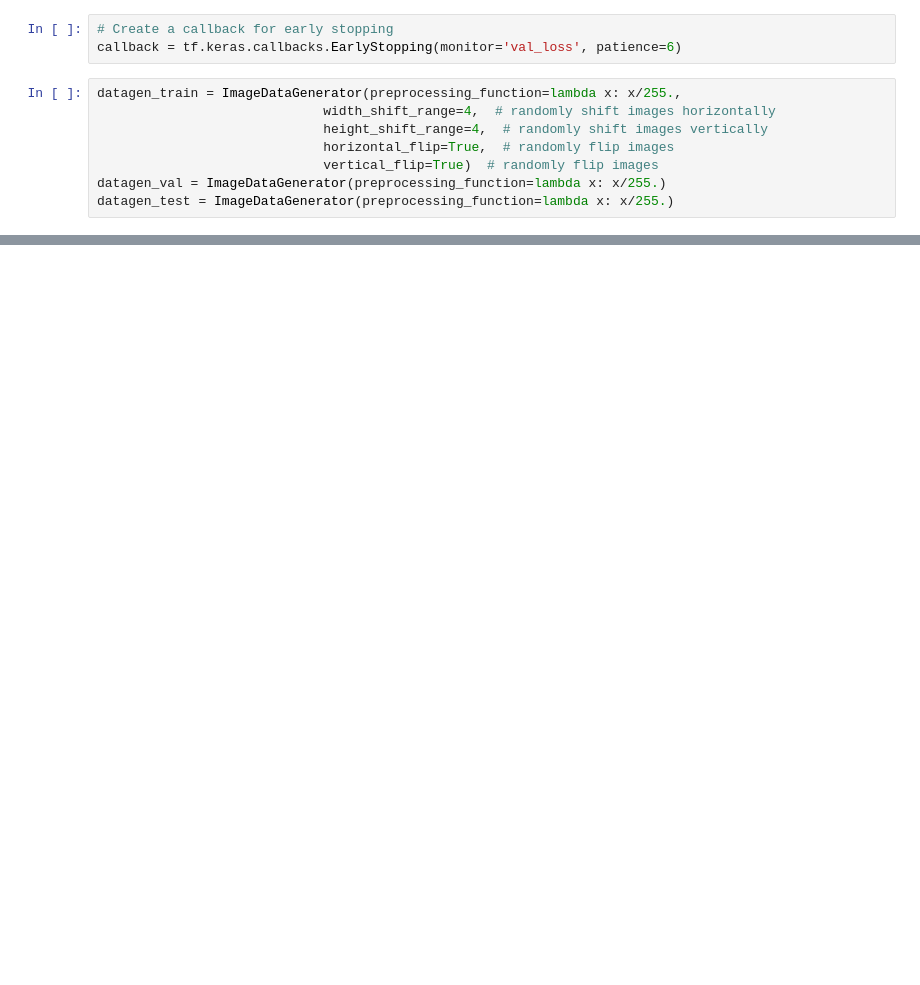
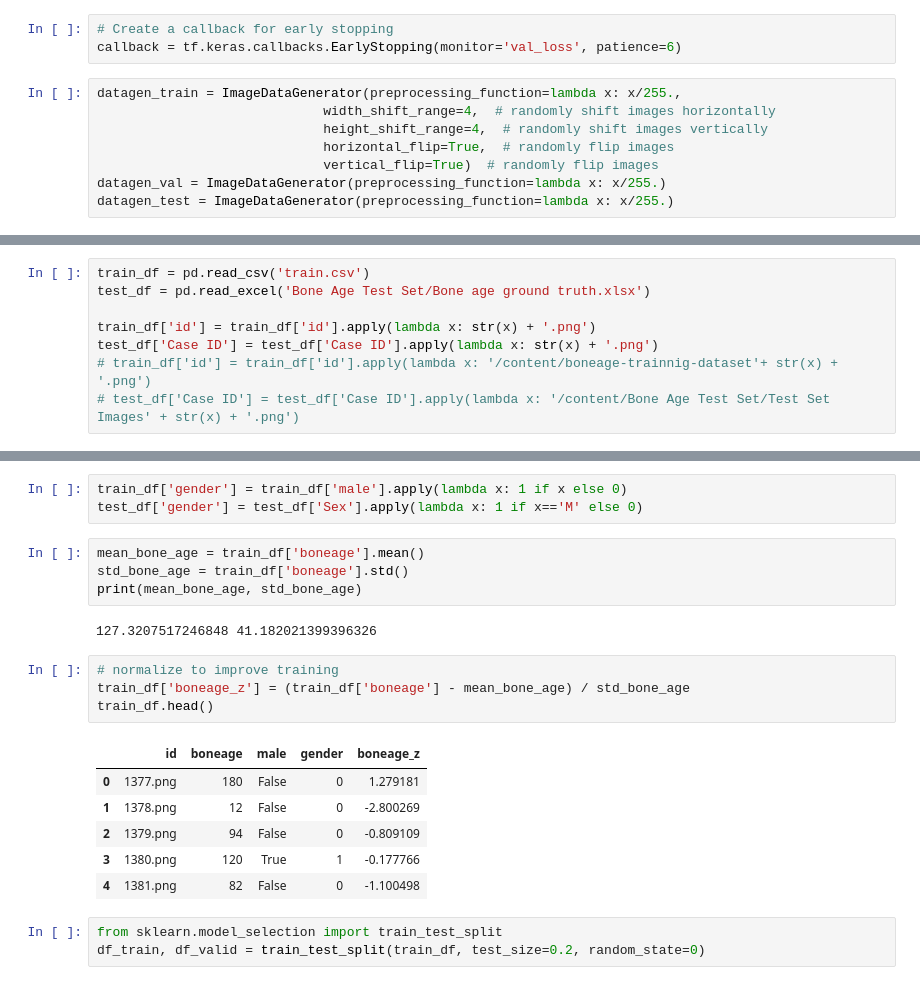
Before and after one commit to tommilotta/BoneAgePrediction, a Jupyter notebook: regression_model.ipynb, the cells around one changed output, grey strips where cells are left out. Drawn from its saved outputs; the diff is of its cells as text; blank space fills up the shorter version.

Commit message:
Simple conv model + trying to fix training

```diff
--- a/regression_model.ipynb
+++ b/regression_model.ipynb
@@ -509,0 +521,8 @@ Epoch 10/10
+# %%
+train_df = pd.read_csv('train.csv')
+test_df = pd.read_excel('Bone Age Test Set/Bone age ground truth.xlsx')
+
+train_df['id'] = train_df['id'].apply(lambda x: str(x) + '.png')
+test_df['Case ID'] = test_df['Case ID'].apply(lambda x: str(x) + '.png')
+# train_df['id'] = train_df['id'].apply(lambda x: '/content/boneage-trainnig-dataset'+ str(x) + '.png')
+# test_df['Case ID'] = test_df['Case ID'].apply(lambda x: '/content/Bone Age Test Set/Test Set Images' + str(x) + '.png')
@@ -509,0 +545,23 @@ Epoch 10/10
+# %%
+train_df['gender'] = train_df['male'].apply(lambda x: 1 if x else 0)
+test_df['gender'] = test_df['Sex'].apply(lambda x: 1 if x=='M' else 0)
+# %%
+mean_bone_age = train_df['boneage'].mean()
+std_bone_age = train_df['boneage'].std()
+print(mean_bone_age, std_bone_age)
+# %% [output]
+127.3207517246848 41.182021399396326
+# %%
+# normalize to improve training
+train_df['boneage_z'] = (train_df['boneage'] - mean_bone_age) / std_bone_age
+train_df.head()
+# %% [output]
+|  | id | boneage | male | gender | boneage_z |
+| 0 | 1377.png | 180 | False | 0 | 1.279181 |
+| 1 | 1378.png | 12 | False | 0 | -2.800269 |
+| 2 | 1379.png | 94 | False | 0 | -0.809109 |
+| 3 | 1380.png | 120 | True | 1 | -0.177766 |
+| 4 | 1381.png | 82 | False | 0 | -1.100498 |
+# %%
+from sklearn.model_selection import train_test_split
+df_train, df_valid = train_test_split(train_df, test_size=0.2, random_state=0)
```
Also changed, not shown: parts of 47 cells of this notebook.
